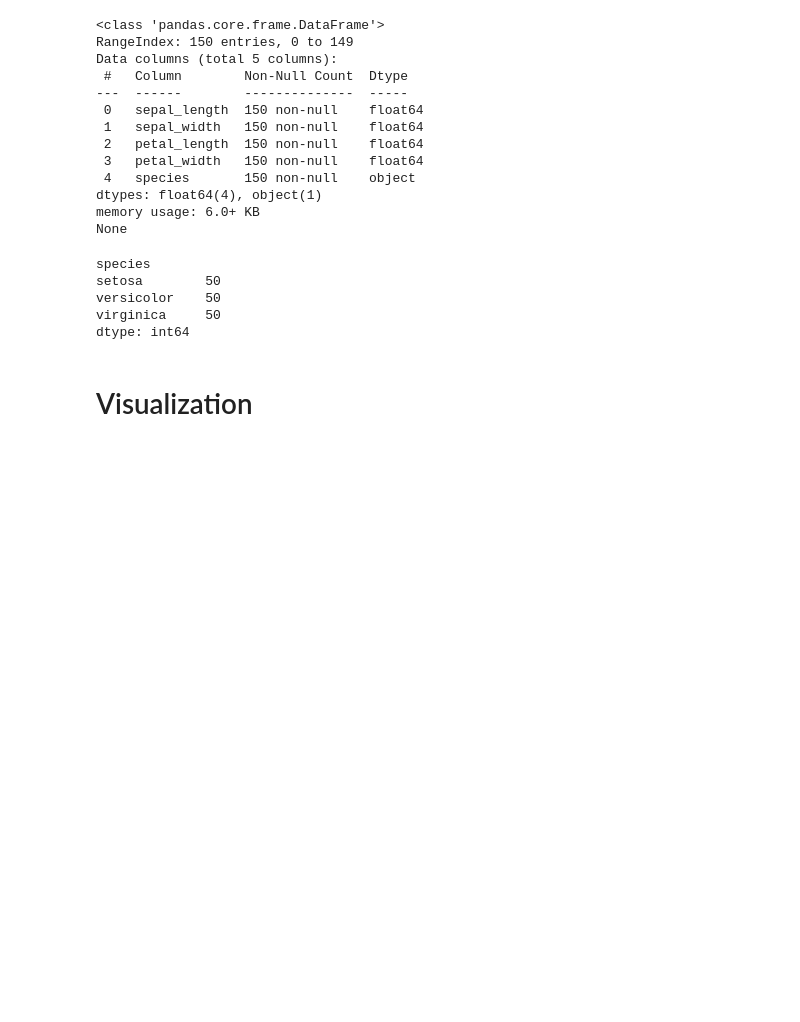
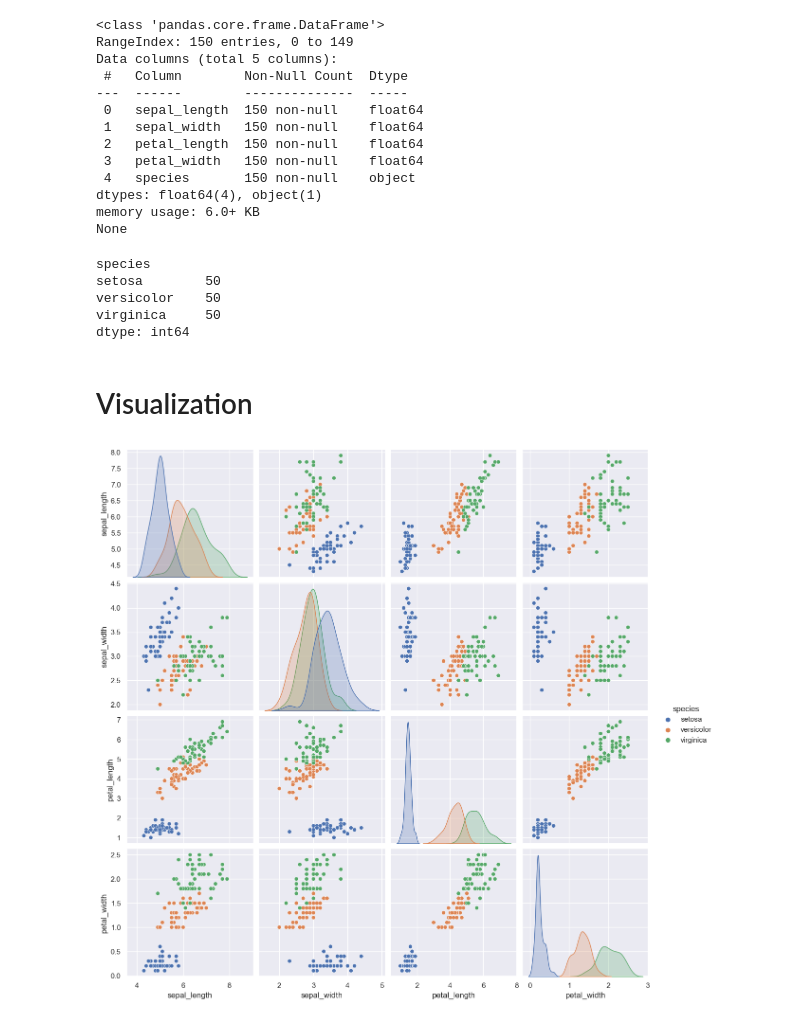
Before and after one commit to AKD2022/Python, a Jupyter notebook: Iris-Project.ipynb, the cells around one changed output. Cells and saved outputs as stored; diff of their text form; code cells hidden in the pictures; blank space fills up the shorter version.

```diff
--- a/Iris-Project.ipynb
+++ b/Iris-Project.ipynb
@@ -117,5 +117,7 @@ dtype: int64
 # %% [markdown]
 # Visualization
 # %%
-sns.pairplot(iris, hue='species'm height=3, aspect=1);
+sns.pairplot(iris, hue='species', height=3, aspect=1);
+# %% [output]
+[figure, added]
 # %%
```
Also changed, not shown: parts of 5 cells of this notebook, 1 other file.
